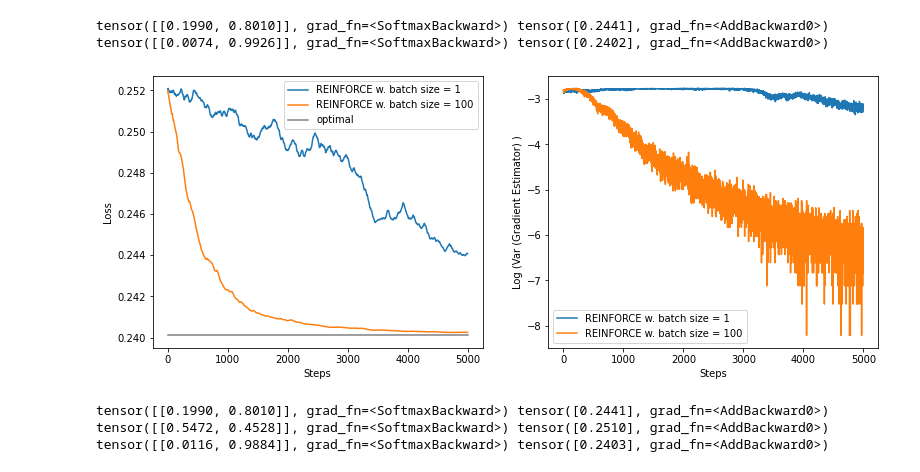
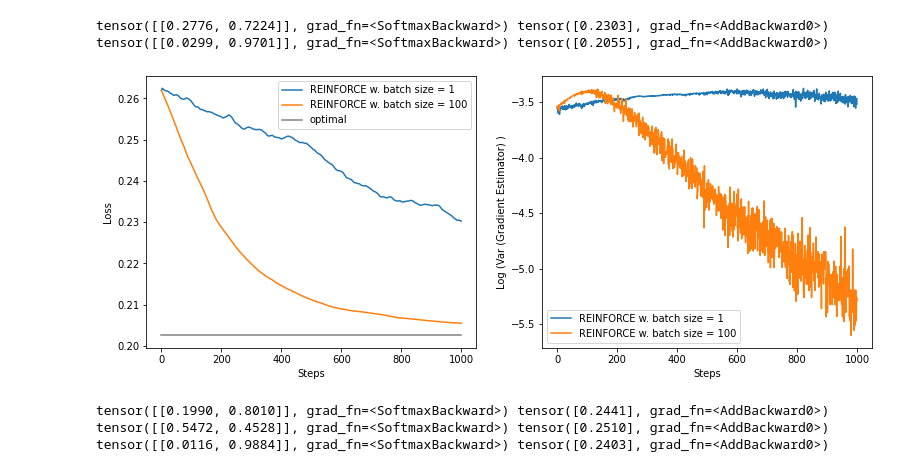
Before and after one commit to borea17/StrImaDec, a Jupyter notebook: Untitled.ipynb, the cells around one changed output. Drawn from its saved outputs; the diff is of its cells as text; code cells hidden in the pictures.

```diff
--- a/Untitled.ipynb
+++ b/Untitled.ipynb
@@ -102,7 +103,7 @@ def REINFORCE(probs_logits, loss_func):
     loss = loss_func(sampled_class)
     # compute estimator [batch, L]
     estimator = loss.detach() * categorical_dist.log_prob(sampled_indices).unsqueeze(1)
-    return estimator.sum(1).sum()
+    return estimator.mean(1).sum()
 
 def CONCRETE(probs_logits, loss_func, temp):
     """
@@ -122,7 +123,7 @@ def CONCRETE(probs_logits, loss_func, temp):
     loss = loss_func(continuous_samples)
     # compute estimator [batch, L]
     estimator = loss
-    return estimator.sum()
+    return estimator.mean()
 
 def NVIL(probs_logits, loss_func, baseline):
     """
@@ -348,25 +368,25 @@ tensor([[0.0365, 0.9635]], grad_fn=<SoftmaxBackward>) tensor([0.2061], grad_fn=<
 # %%
 batch_sizes = [1, 100]
 results = {}
 for i, batch_size in enumerate(batch_sizes):
     params = {
         "encoder_network" : {
             "x_dim" : 1,
         },
-        "num_epochs":  5000,
+        "num_epochs":  1000,
         "lr": 0.01,
         "batch_size": batch_size,
-        "target": [0.49, 0.51], # [0.34, 0.33, 0.33],
+        "target": [0.45, 0.55], # [0.34, 0.33, 0.33],
         "SEED": 1,
         "estimator": REINFORCE,
     }
     results[str(i)] = run_experiment(params)
     results[str(i)]["name"] = f"REINFORCE w. batch size = {batch_size}"
 plot_loss(results, params)
 # %% [output]
-tensor([[0.1990, 0.8010]], grad_fn=<SoftmaxBackward>) tensor([0.2441], grad_fn=<AddBackward0>)
-tensor([[0.0074, 0.9926]], grad_fn=<SoftmaxBackward>) tensor([0.2402], grad_fn=<AddBackward0>)
+tensor([[0.2776, 0.7224]], grad_fn=<SoftmaxBackward>) tensor([0.2303], grad_fn=<AddBackward0>)
+tensor([[0.0299, 0.9701]], grad_fn=<SoftmaxBackward>) tensor([0.2055], grad_fn=<AddBackward0>)
-[figure, old version]
+[figure, new version]
 # %%
 estimators = [REINFORCE, REBAR, NVIL]
 estimators = [REBAR, NVIL]
```
Also changed, not shown: parts of 3 cells of this notebook.
